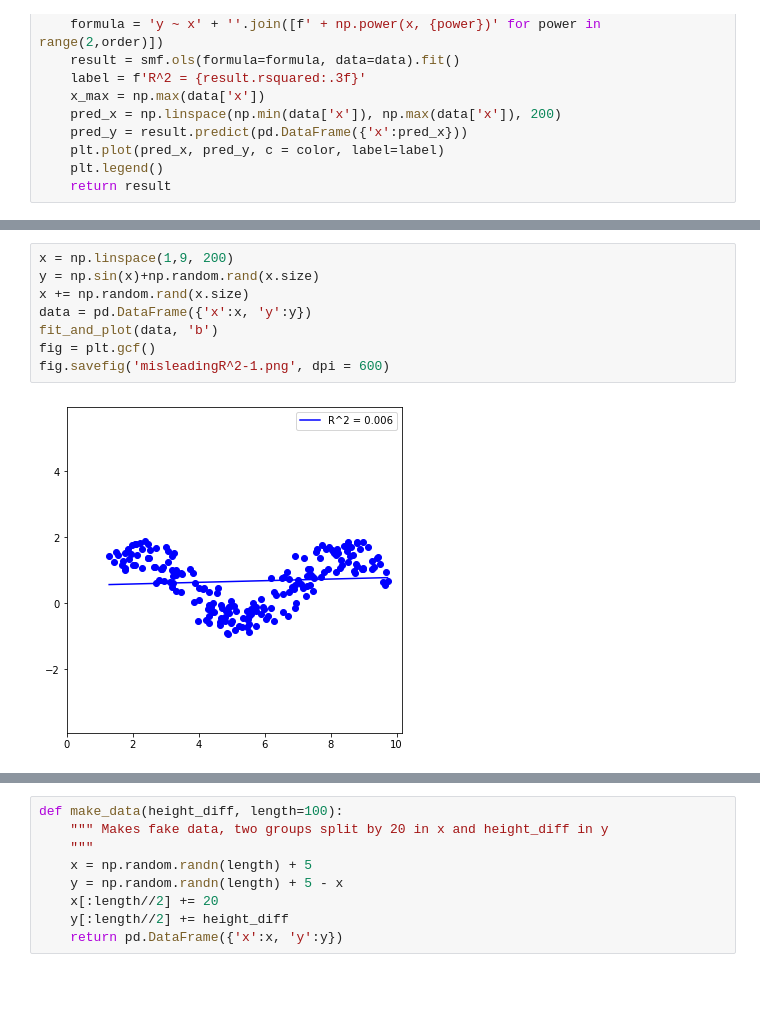
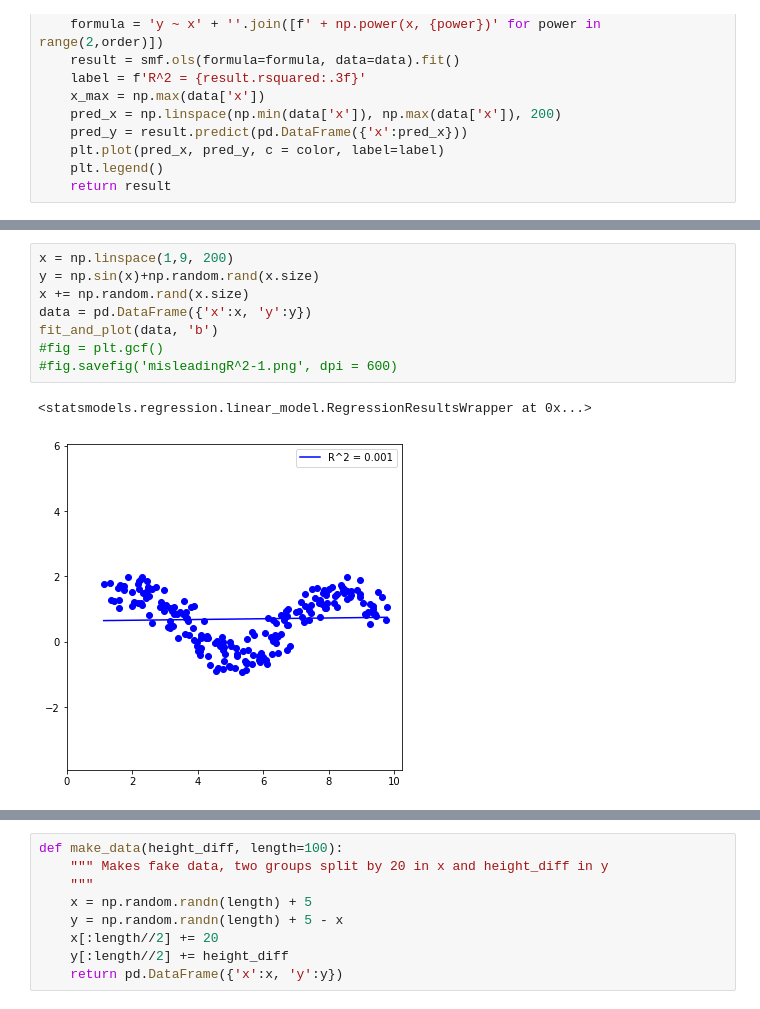
Before and after one commit to mikeWShef/DOE, a Jupyter notebook: R squared.ipynb, the cells around one changed output, grey strips where cells are left out. Drawn from its saved outputs; the diff is of its cells as text; blank space fills up the shorter version.

```diff
--- a/R squared.ipynb
+++ b/R squared.ipynb
@@ -58,10 +64,11 @@ fig.savefig('LowR^2.png', dpi = 600)
 # %%
 x = np.linspace(1,9, 200)
 y = np.sin(x)+np.random.rand(x.size)
 x += np.random.rand(x.size)
 data = pd.DataFrame({'x':x, 'y':y})
 fit_and_plot(data, 'b')
-fig = plt.gcf()
-fig.savefig('misleadingR^2-1.png', dpi = 600)
+#fig = plt.gcf()
+#fig.savefig('misleadingR^2-1.png', dpi = 600)
 # %% [output]
+<statsmodels.regression.linear_model.RegressionResultsWrapper at 0x...>
-[figure, old version]
+[figure, new version]
```
Also changed, not shown: parts of 16 cells of this notebook, 6 other files.
